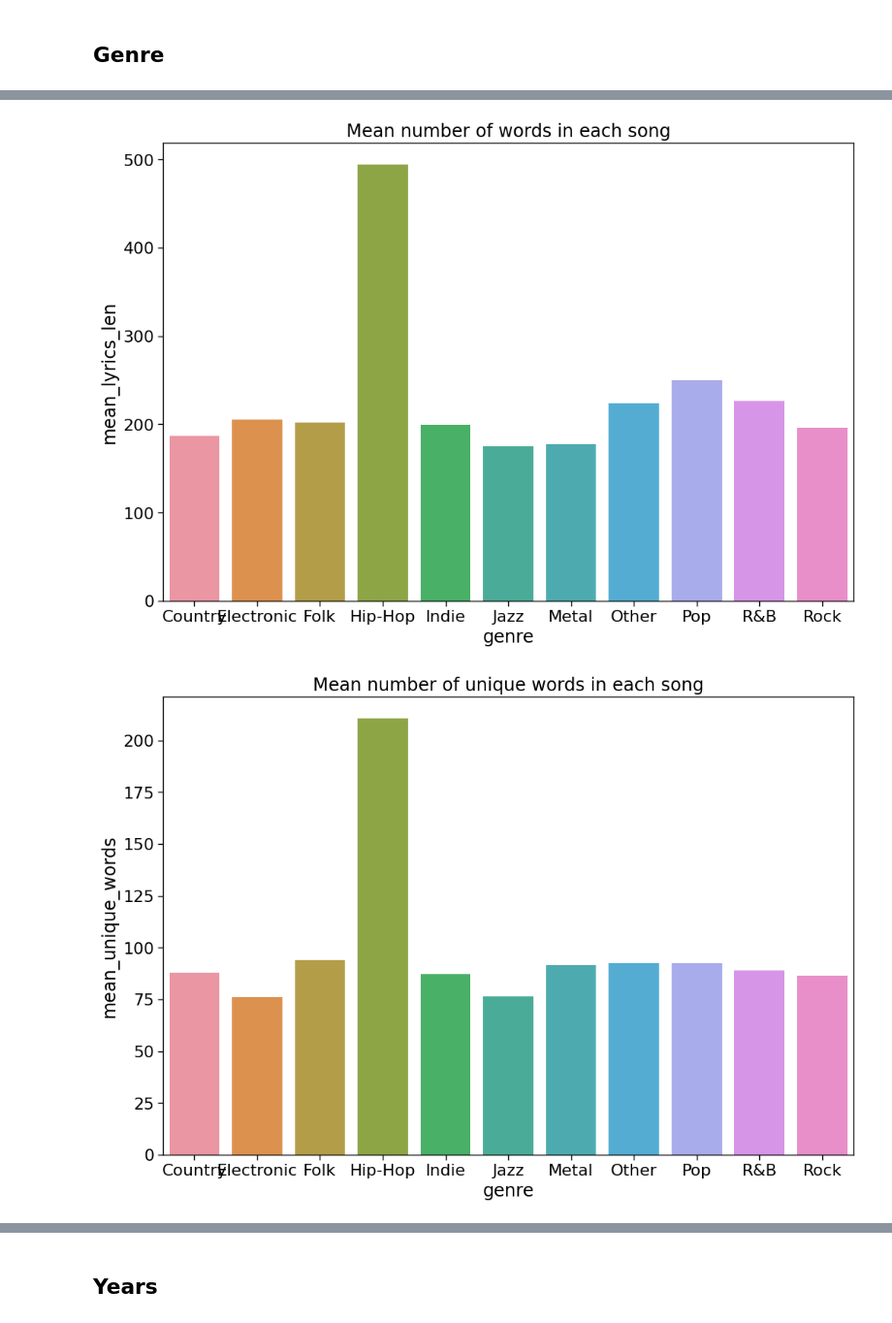
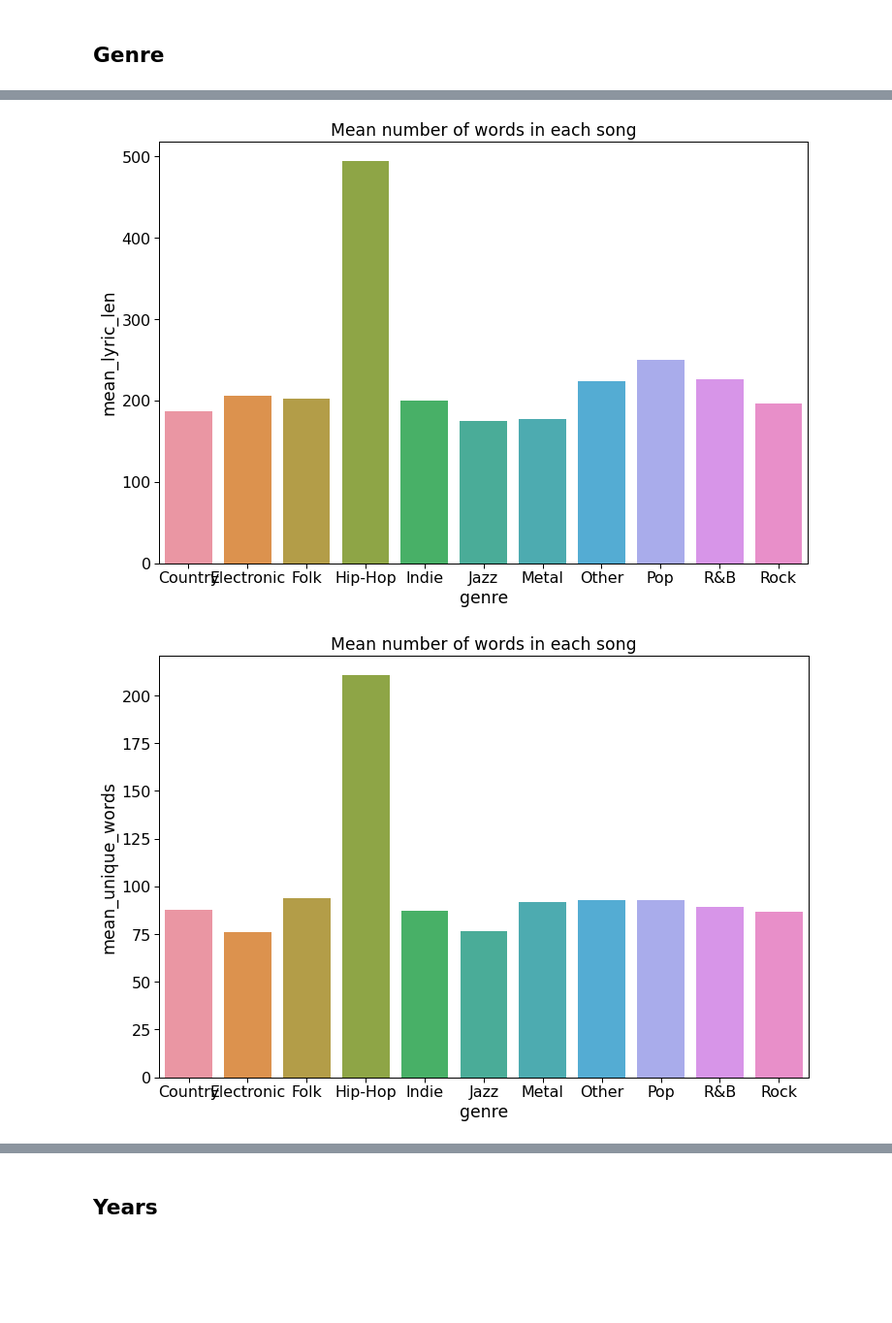
Before and after one commit to grant-TraDA/NLP-2022W, a Jupyter notebook: PROJECTS/music_genre_classification-bad/project1/code/exploratory_data_analysis.ipynb, the cells around one changed output, grey strips where cells are left out. Shown at 97% size. Cells and saved outputs as stored; diff of their text form; code cells hidden in the pictures; blank space fills up the shorter version.

```diff
--- a/PROJECTS/music_genre_classification-bad/project1/code/exploratory_data_analysis.ipynb
+++ b/PROJECTS/music_genre_classification-bad/project1/code/exploratory_data_analysis.ipynb
@@ -14,12 +17,14 @@ data = data.drop('index', axis = 1)
 for word in ['"', 'VERSE', 'verse', 'Verse', 'CHORUS', 'Chorus', 'chorus']:
     data.lyrics = data.lyrics.str.replace(word, '')
 # %%
-lyrics = data.lyrics.str.split(' ')
+lyrics = data['lyrics'].str.split(" ")
 lyrics_len = [len(l) for l in lyrics]
 unique_words = [len(np.unique([w.lower() for w in l])) for l in lyrics]
+word_len = [np.mean([len(w) for w in l]) for l in lyrics]
 # %%
 data['lyrics_len'] = lyrics_len
 data['unique_words'] = unique_words
+data['word_len'] = word_len
 # %%
 data
 # %% [output]
@@ -40,7 +45,8 @@ data
 ## Genre
 # %%
 plot_data = data.groupby('genre').agg(
-    songs=('song', 'count'),
-    mean_lyrics_len=('lyrics_len', 'mean'),
-    mean_unique_words=('unique_words', 'mean'))
+    songs=('song','count'),
+    mean_lyric_len = ('lyrics_len', 'mean'),
+    mean_unique_words = ('unique_words', 'mean'),
+    mean_word_len = ('word_len', 'mean'))
 plot_data = plot_data.reset_index()
@@ -53,12 +70,13 @@ plt.show()
 # %%
-ax = sns.barplot(data=plot_data, x='genre', y='mean_lyrics_len')
-ax.set_title('Mean number of words in each song')
+ax = sns.barplot(data=plot_data, x = 'genre', y = 'mean_lyric_len')
+ax.set_title("Mean number of words in each song")
+plt.savefig("figs/d1_mean_word_count.pdf")
 plt.show()
 # %% [output]
-[figure, old version]
+[figure, new version]
 # %%
-ax = sns.barplot(data=plot_data, x='genre', y='mean_unique_words')
-ax.set_title('Mean number of unique words in each song')
+ax = sns.barplot(data=plot_data, x = 'genre', y = 'mean_unique_words')
+ax.set_title("Mean number of words in each song")
 plt.show()
 # %% [output]
-[figure, old version]
+[figure, new version]
```
Also changed, not shown: parts of 36 cells of this notebook, 3 other files.
